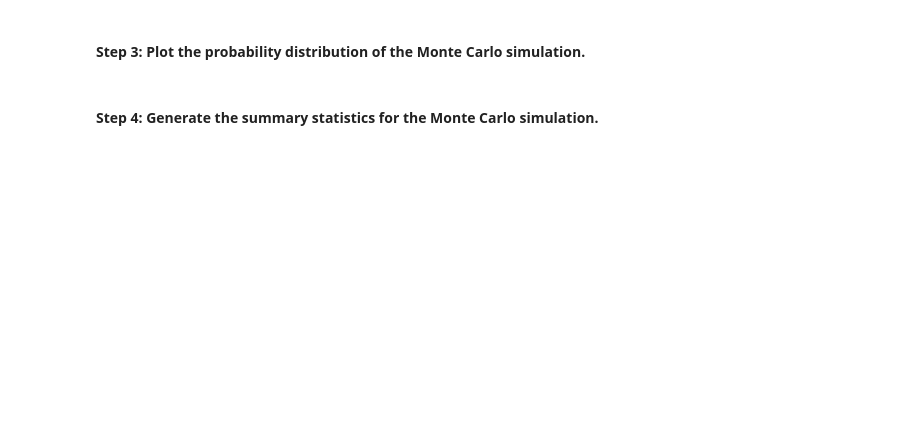
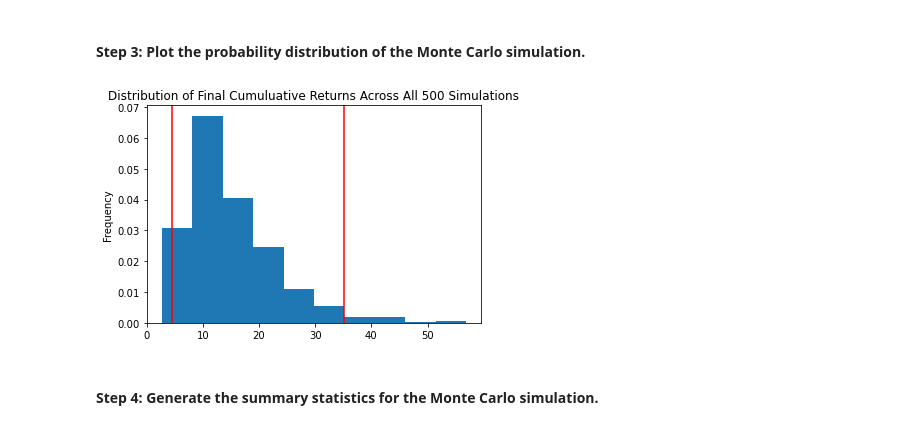
Before and after one commit to Amora987/Financial-Planner-Emergencies, a Jupyter notebook: financial_planning_tools.ipynb, the cells around one changed output. Cells and saved outputs as stored; diff of their text form; code cells hidden in the pictures; blank space fills up the shorter version.

```diff
--- a/financial_planning_tools.ipynb
+++ b/financial_planning_tools.ipynb
@@ -438,7 +539,10 @@ In this section, you’ll use the MCForecastTools library to create a Monte Carl
 # %%
 # Visualize the probability distribution of the 30-year Monte Carlo simulation
 # by plotting a histogram
 # YOUR CODE HERE
+mc_simulation_dist = mc_simulation.plot_distribution()
+# %% [output]
+[figure, added]
 # %% [markdown]
 #### Step 4: Generate the summary statistics for the Monte Carlo simulation.
 # %%
```
Also changed, not shown: parts of 26 cells of this notebook.
